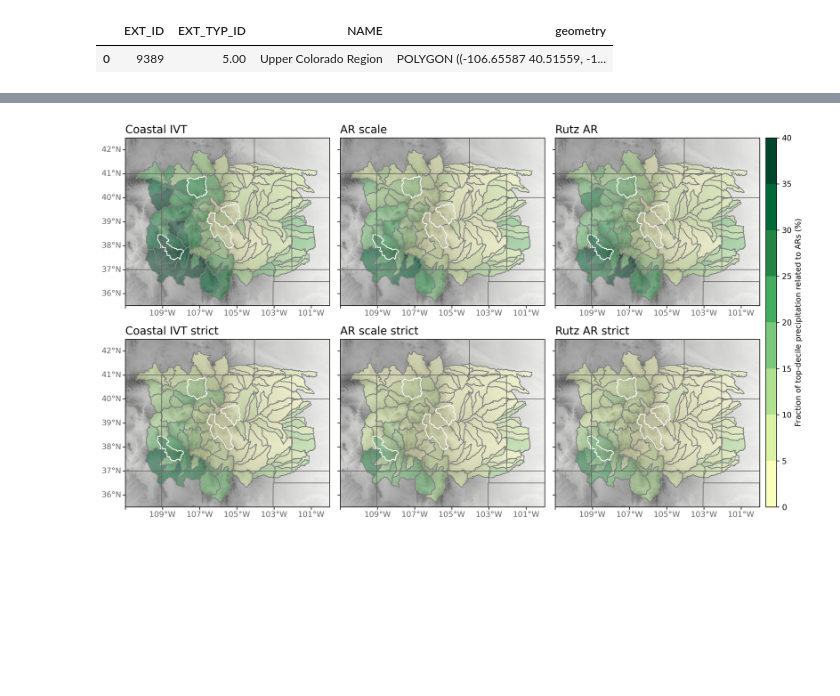
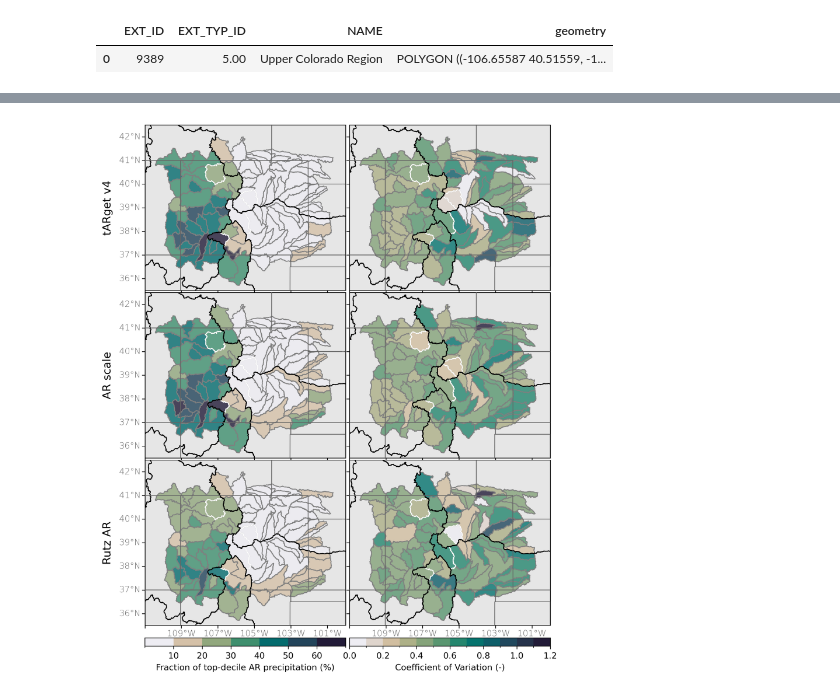
Before and after one commit to CW3E/CO_top-decile_precip_ARs_code, a Jupyter notebook: analysis/ar_fraction_extreme_prec.ipynb, the cells around one changed output, grey strips where cells are left out. Saved outputs shown, nothing was run; the diff lists cells and outputs as text; code cells hidden in the pictures; blank space fills up the shorter version.

```diff
--- a/analysis/ar_fraction_extreme_prec.ipynb
+++ b/analysis/ar_fraction_extreme_prec.ipynb
@@ -49,6 +68,7 @@ def calc_fraction(ds1, ds2, varname, thres):
     ## total extreme precip
     total_prec = ds2.prec.sum('date').values
     ct_prec = ds2.prec.count('date').values
+    wy_prec = ds2.prec.groupby(ds2.water_year).sum(dim="date")
 
     ## get all the dates from the trajectory dataset where criteria is met
     ar_days = ds1.where(ds1[varname] >= float(thres), drop=True).start_date.values
@@ -56,12 +76,17 @@ def calc_fraction(ds1, ds2, varname, thres):
     ## select those dates from precip dataset
     ds2 = ds2.sel(date=ar_days)
 
+    ## calculate WY fraction of extreme precip
+    wy_ar_prec = ds2.prec.groupby(ds2.water_year).sum(dim="date")
+    wy_frac = (wy_ar_prec / wy_prec)*100
+    frac_std = float(wy_frac.std(dim='water_year').values / wy_frac.mean(dim='water_year').values)
+
     ## calculate fraction of extreme precipitation related to ARs for each watershed
     ar_prec = ds2.prec.sum('date').values
     frac = (ar_prec/total_prec)*100
     frac_days = (len(ar_days)/ct_prec)*100
 
-    return frac
+    return frac, frac_std
 
 
 def calc_HUC8_AR_contribution(PRISM, HUC8_ID_lst, thres, varname):
@@ -71,6 +96,7 @@ def calc_HUC8_AR_contribution(PRISM, HUC8_ID_lst, thres, varname):
                       coords=dict(ar_scale=(["ar_scale"], np.array([0.0, 1.0, 2.0, 3.0, 4.0, 5.0]))))
 
     frac_lst = []
+    frac_std_lst = []
     ARscale_lst = []
 
     for i, HUC8_ID in enumerate(HUC8_ID_lst):
@@ -80,12 +106,12 @@ def calc_HUC8_AR_contribution(PRISM, HUC8_ID_lst, thres, varname):
         tmp = tmp.where(tmp.extreme == 1, drop=True)
 
         ## load final trajectory dataset
-        fname = '/home/dnash/comet_data/preprocessed/ERA5_trajectories/latest/PRISM_HUC8_{0}.nc'.format(HUC8_ID)
+        fname = '/expanse/nfs/cw3e/cwp140/preprocessed/ERA5_trajectories/combined_extreme_AR/PRISM_HUC8_{0}.nc'.format(HUC8_ID)
         traj = xr.open_dataset(fname)
         traj = select_months_ds(traj, start_mon, end_mon, 'start_date')
 
         try:
-            frac = calc_fraction(traj, tmp, varname, thres)
+            frac, frac_std = calc_fraction(traj, tmp, varname, thres)
 
             # get the number of times AR scale for each trajectory
             ARscale = traj.groupby("ar_scale").count().ar
@@ -96,7 +122,8 @@ def calc_HUC8_AR_contribution(PRISM, HUC8_ID_lst, thres, varname):
             ARscale = da
 
         frac_lst.append(frac)
+        frac_std_lst.append(frac_std)
         ARscale_lst.append(ARscale)
 
-    return frac_lst, ARscale_lst
+    return frac_lst, frac_std_lst, ARscale_lst
 # %%
@@ -148,7 +169,8 @@ HUC8_ID_lst = [14050001, ## upper yampa
                # 14050005, ## upper white
                # 14050002, ## lower yampa
                # 14080104, ## animas (San Juans),
-               14030002, ## upper dolores
+               # 14030002, ## upper dolores
+               13010001, ## rio grande headwaters
                # 11020002, ## arkansas - Pueblo Reservoir
                # 10190005 ## St. Vrain (Boulder)
                # 14030005, ## 'Upper Colorado-Kane Springs'
@@ -191,38 +264,40 @@ wc_rgb = (86./255., 105./255., 166./255.) # color for water features
 wc_cmyk = (48., 37., 0., 35.)
 # %%
 # Create figure
-fig = plt.figure(figsize=(15, 8.5))
+fig = plt.figure(figsize=(8.5, 11))
 fig.dpi = 300
-fname = path_to_figs + 'elevation_7.5_choropleth_map'
+fname = path_to_figs + 'choropleth_map_portrait'
 fmt = 'png'
 
-nrows = 2
-ncols = 4
+nrows = 5
+ncols = 2
 
 ## Use gridspec to set up a plot with a series of subplots that is
 ## n-rows by n-columns
-gs = GridSpec(nrows, ncols, height_ratios=[1, 1], width_ratios = [1, 1, 1, 0.05], wspace=0.01, hspace=0.2)
+gs = GridSpec(nrows, ncols, height_ratios=[1, 1, 1, 0.05, 0.05], width_ratios = [1, 1], wspace=0.02, hspace=0.02)
 ## use gs[rows index, columns index] to access grids
 
 # Add color bar axis
-cbax = plt.subplot(gs[:,-1]) # colorbar axis
-lbl_lst = ['Coastal IVT', 'Coastal IVT strict', 'AR scale', 'AR scale strict', 'Rutz AR', 'Rutz AR strict']
-row_idx = [0, 1, 0, 1, 0, 1]
-col_idx = [0, 0, 1, 1, 2, 2]
-llats_lst = [True, True, False, False, False, False]
+cbax = plt.subplot(gs[-1,0]) # colorbar axis
+lbl_lst = ['tARget v4', 'AR scale', 'Rutz AR']
+var_lst = ['tARget', 'ar_scale', 'ar']
+row_idx = [0, 1, 2]
+b_lons = [False, False, True]
 
 for k, varname in enumerate(var_lst):
+    print(k, row_idx[k], varname)
     ## Add axis for plot
-    ax = fig.add_subplot(gs[row_idx[k],col_idx[k]], projection=mapcrs)
-    ax = draw_basemap(ax, extent=ext1, xticks=dx, yticks=dy,left_lats=llats_lst[k], right_lats=False, mask_ocean=False, coastline=False)
+    ax = fig.add_subplot(gs[row_idx[k],0], projection=mapcrs)
+    ax = draw_basemap(ax, extent=ext1, xticks=dx, yticks=dy,left_lats=True, right_lats=False, bottom_lons=b_lons[k], mask_ocean=False, coastline=False)
 
     ## topo with gray shading
-    cs = plot_terrain(ax, ext1)
+    # cs = plot_terrain(ax, ext1)
 
     # add choropleth watershed fraction
-    lgnd_kwds={"label": "Fraction of top-decile precipitation related to ARs (%)", "orientation": "vertical"}
-    cmap, norm, bnds = ccmap.cmap('mclimate')
-    cf = polys.plot(ax=ax, column=varname, cmap=cmap, vmin=0, vmax=40, norm=norm, alpha=0.5, legend=True, cax=cbax, legend_kwds=lgnd_kwds)
+    cbarticks = [10, 20, 30, 40, 50, 60]
+    lgnd_kwds={"label": "Fraction of top-decile AR precipitation (%)", "orientation": "horizontal", "ticks": cbarticks}
+    cmap, norm, bnds = ccmap.cmap_segmented(cmo.rain, np.arange(0, 80, 10))
+    cf = polys.plot(ax=ax, column=varname, cmap=cmap, vmin=0, vmax=70, norm=norm, alpha=0.8, legend=True, cax=cbax, legend_kwds=lgnd_kwds)
     polys.plot(ax=ax, edgecolor='grey', color='None', zorder=98)
 
     ax.add_feature(cfeature.STATES, edgecolor='0.4', linewidth=0.8, zorder=199)
@@ -231,7 +306,43 @@ for k, varname in enumerate(var_lst):
     tmp.plot(ax=ax, edgecolor='white', color='None', zorder=99)
     # basin.plot(ax=ax, edgecolor='white', color='None', zorder=99)
 
-    ax.set_title(lbl_lst[k], loc='left', fontsize=14)
+    ## add in region watershed shape
+    for j, WBD in enumerate(WBD_lst):
+        WBD.plot(ax=ax, edgecolor='k', color='None', zorder=100)
+
+    ## add continental divide
+    # divide.plot(ax=ax, color='tab:blue', zorder=99)
+
+    # ax.set_title(lbl_lst[k], loc='left', fontsize=14)
+    ax.text(-0.16, 0.5, lbl_lst[k], va='bottom', ha='center',
+                    rotation='vertical', rotation_mode='anchor', fontsize=13,
+                    transform=ax.transAxes)
+
+cbax = plt.subplot(gs[-1,1]) # colorbar axis
+row_idx = [0, 1, 2]
+b_lons = [False, False, True]
+
+for k, varname in enumerate(var_lst2):
+    ## Add axis for plot
+    ax = fig.add_subplot(gs[row_idx[k],1], projection=mapcrs)
+    ax = draw_basemap(ax, extent=ext1, xticks=dx, yticks=dy,left_lats=False, bottom_lons=b_lons[k], right_lats=False, mask_ocean=False, coastline=False)
+
+    # add choropleth watershed fraction
+    cbarticks = [0, 0.2, 0.4, 0.6, 0.8, 1.0, 1.2]
+    lgnd_kwds={"label": "Coefficient of Variation (-)", "orientation": "horizontal", "ticks": cbarticks}
+    cmap, norm, bnds = ccmap.cmap_segmented(cmo.rain, np.arange(0, 1.3, .1))
+    cf = polys.plot(ax=ax, column=varname, cmap=cmap, vmin=0, vmax=30, norm=norm, alpha=0.8, legend=True, cax=cbax, legend_kwds=lgnd_kwds)
+    polys.plot(ax=ax, edgecolor='grey', color='None', zorder=98)
+
+    ax.add_feature(cfeature.STATES, edgecolor='0.4', linewidth=0.8, zorder=199)
+
+    ## add in four focus watersheds
+    tmp.plot(ax=ax, edgecolor='white', color='None', zorder=99)
+    # basin.plot(ax=ax, edgecolor='white', color='None', zorder=99)
+
+    ## add in region watershed shape
+    for j, WBD in enumerate(WBD_lst):
+        WBD.plot(ax=ax, edgecolor='k', color='None', zorder=100)
 
 fig.savefig('%s.%s' %(fname, fmt), bbox_inches='tight', dpi=fig.dpi)
 
@@ -241 +355 @@ plt.show()
-[figure, old version]
+[figure, new version]
```
Also changed, not shown: parts of 13 cells of this notebook, 39 other files.
